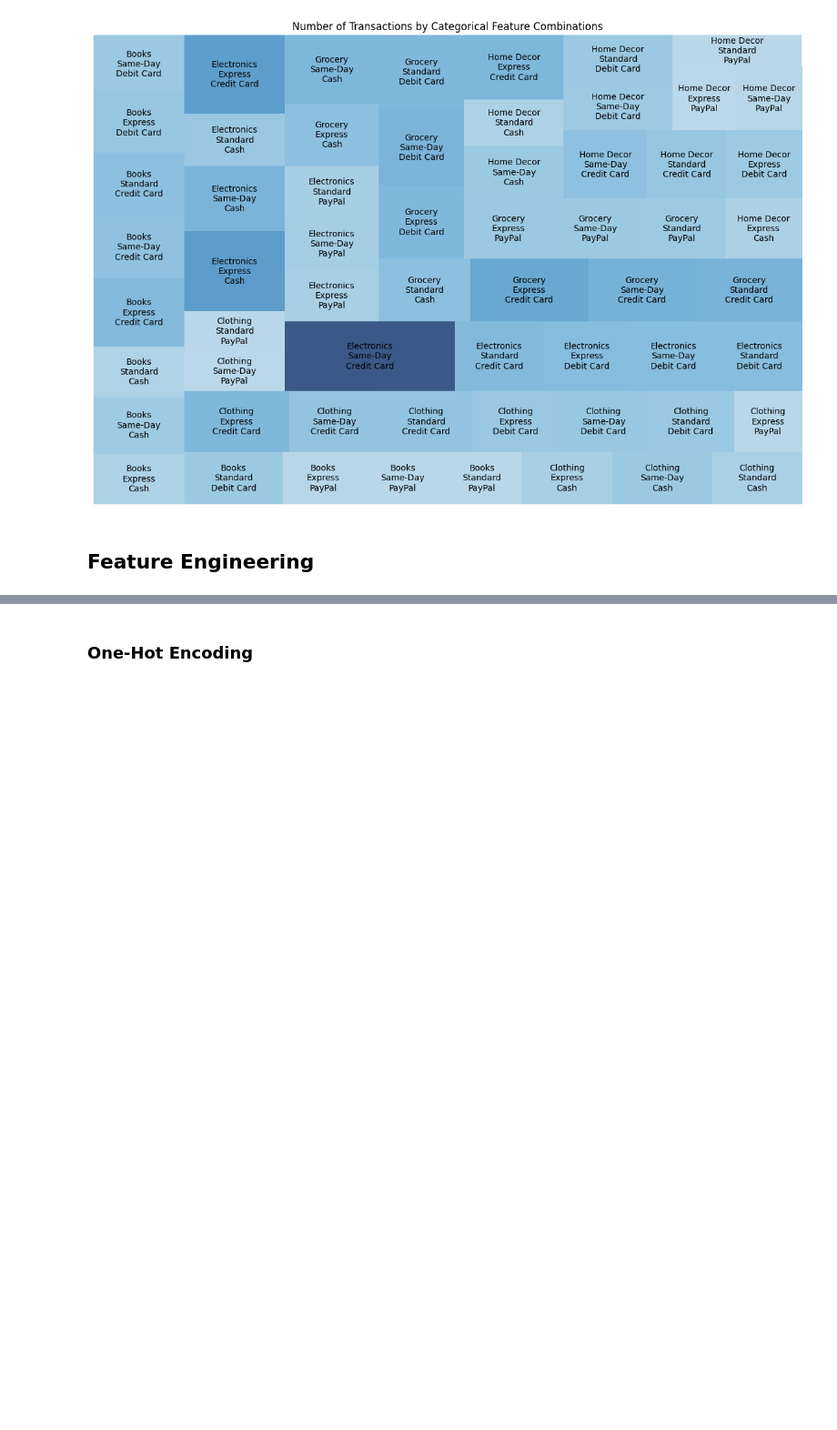
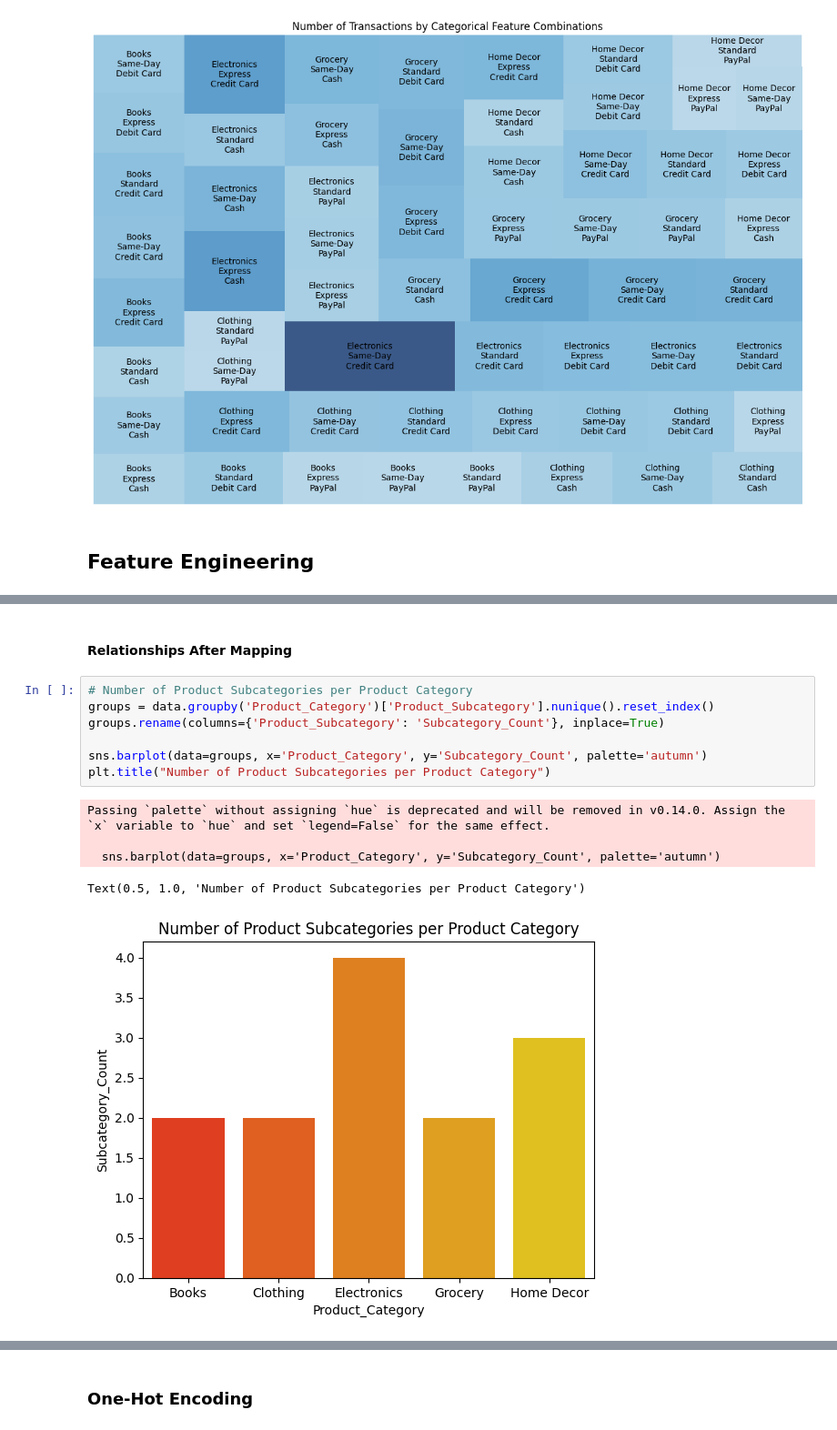
Before and after one commit to JAA999/grocery_prediction, a Jupyter notebook: ML_Project.ipynb, the cells around one changed output, grey strips where cells are left out. Shown: that part at 91% size. Drawn from its saved outputs; the diff is of its cells as text; blank space fills up the shorter version.

```diff
--- a/ML_Project.ipynb
+++ b/ML_Project.ipynb
@@ -358,0 +425,15 @@ plt.axis("off")
+# %% [markdown]
+#### Relationships After Mapping
+# %%
+# Number of Product Subcategories per Product Category
+groups = data.groupby('Product_Category')['Product_Subcategory'].nunique().reset_index()
+groups.rename(columns={'Product_Subcategory': 'Subcategory_Count'}, inplace=True)
+
+sns.barplot(data=groups, x='Product_Category', y='Subcategory_Count', palette='autumn')
+plt.title("Number of Product Subcategories per Product Category")
+# %% [output]
+Passing `palette` without assigning `hue` is deprecated and will be removed in v0.14.0. Assign the `x` variable to `hue` and set `legend=False` for the same effect.
+
+  sns.barplot(data=groups, x='Product_Category', y='Subcategory_Count', palette='autumn')
+Text(0.5, 1.0, 'Number of Product Subcategories per Product Category')
+[figure, added]
```
Also changed, not shown: parts of 18 cells of this notebook.
